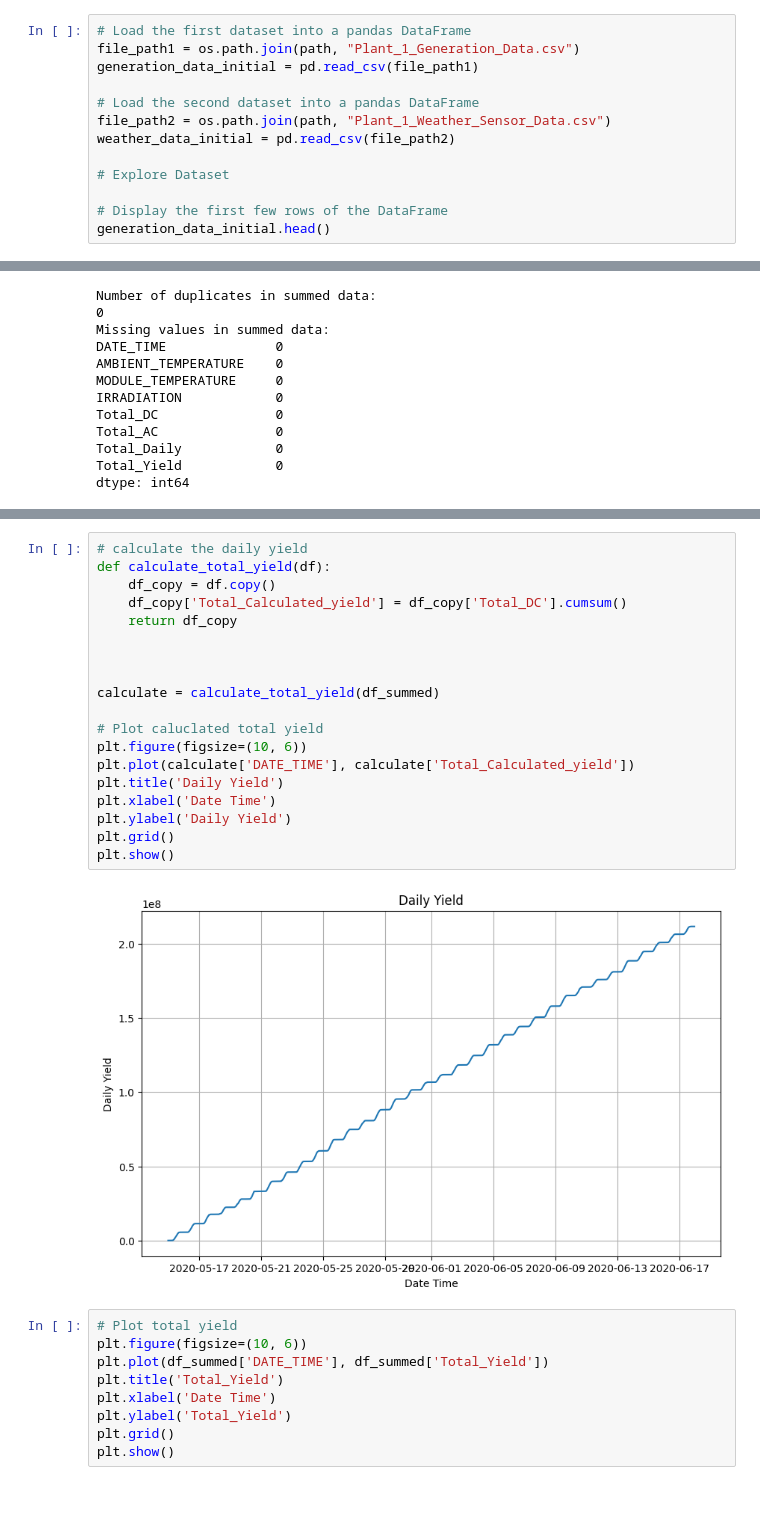
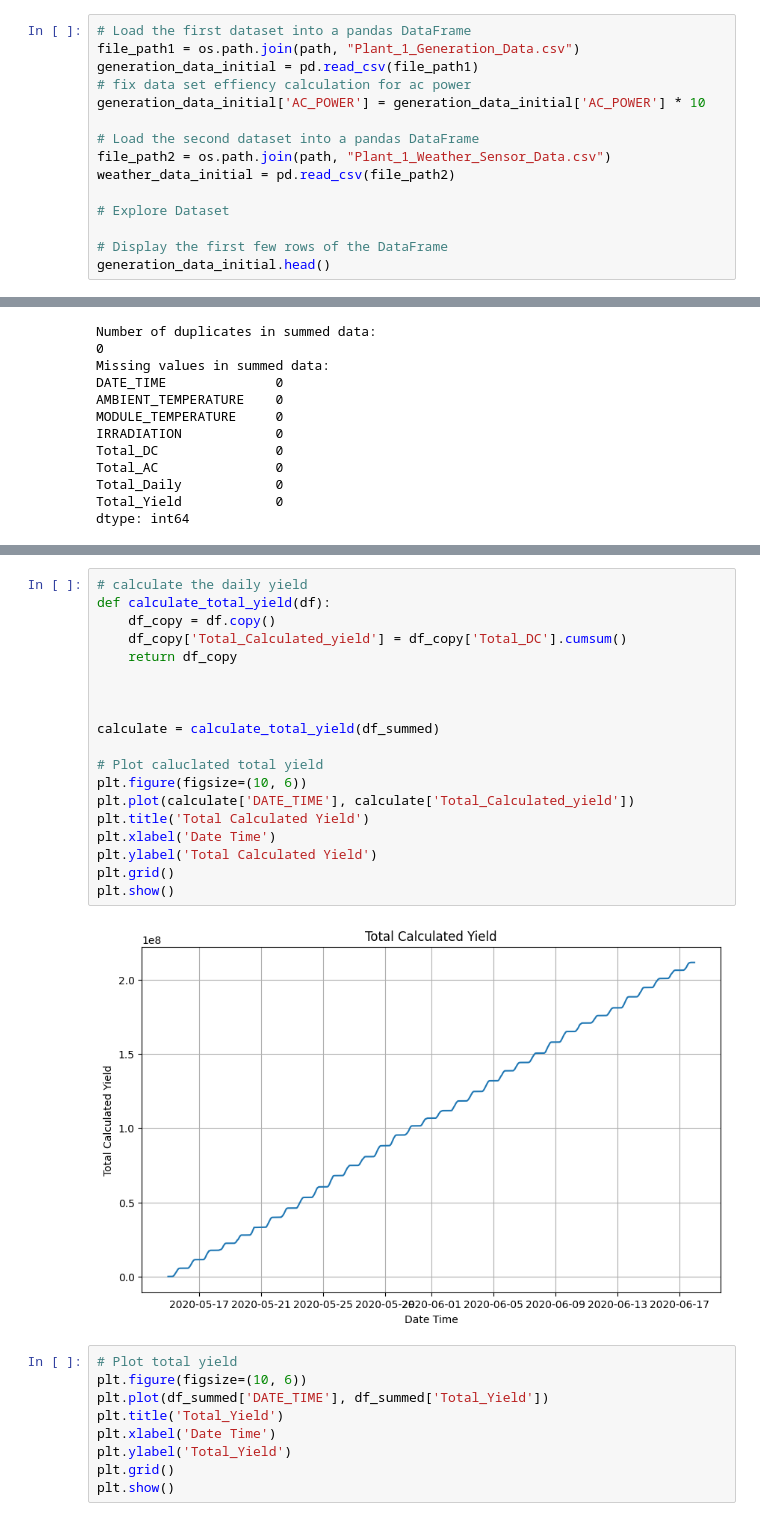
Before and after one commit to FelberPeter/Assigment-4, a Jupyter notebook: Solarpower.ipynb, the cells around one changed output, grey strips where cells are left out. Saved outputs shown, nothing was run; the diff lists cells and outputs as text.

Commit message:
update import data

```diff
--- a/Solarpower.ipynb
+++ b/Solarpower.ipynb
@@ -25,6 +25,8 @@ Path to dataset files: C:\Users\felbe\.cache\kagglehub\datasets\anikannal\solar-
 # Load the first dataset into a pandas DataFrame
 file_path1 = os.path.join(path, "Plant_1_Generation_Data.csv")
 generation_data_initial = pd.read_csv(file_path1)
+# fix data set effiency calculation for ac power
+generation_data_initial['AC_POWER'] = generation_data_initial['AC_POWER'] * 10
 
 # Load the second dataset into a pandas DataFrame
 file_path2 = os.path.join(path, "Plant_1_Weather_Sensor_Data.csv")
@@ -534,24 +555,24 @@ plot_daily_pattern(df_summed, 'Total_Daily', 'Daily Pattern of Total Yield')
 # %%
 # calculate the daily yield
 def calculate_total_yield(df):
     df_copy = df.copy()
     df_copy['Total_Calculated_yield'] = df_copy['Total_DC'].cumsum()
     return df_copy
 
 
 
 calculate = calculate_total_yield(df_summed)
 
 # Plot caluclated total yield
 plt.figure(figsize=(10, 6))
 plt.plot(calculate['DATE_TIME'], calculate['Total_Calculated_yield'])
-plt.title('Daily Yield')
+plt.title('Total Calculated Yield')
 plt.xlabel('Date Time')
-plt.ylabel('Daily Yield')
+plt.ylabel('Total Calculated Yield')
 plt.grid()
 plt.show()
 # %% [output]
-[figure, old version]
+[figure, new version]
 # %%
 # Plot total yield
 plt.figure(figsize=(10, 6))
```
Also changed, not shown: parts of 6 cells of this notebook, 1 other file.
